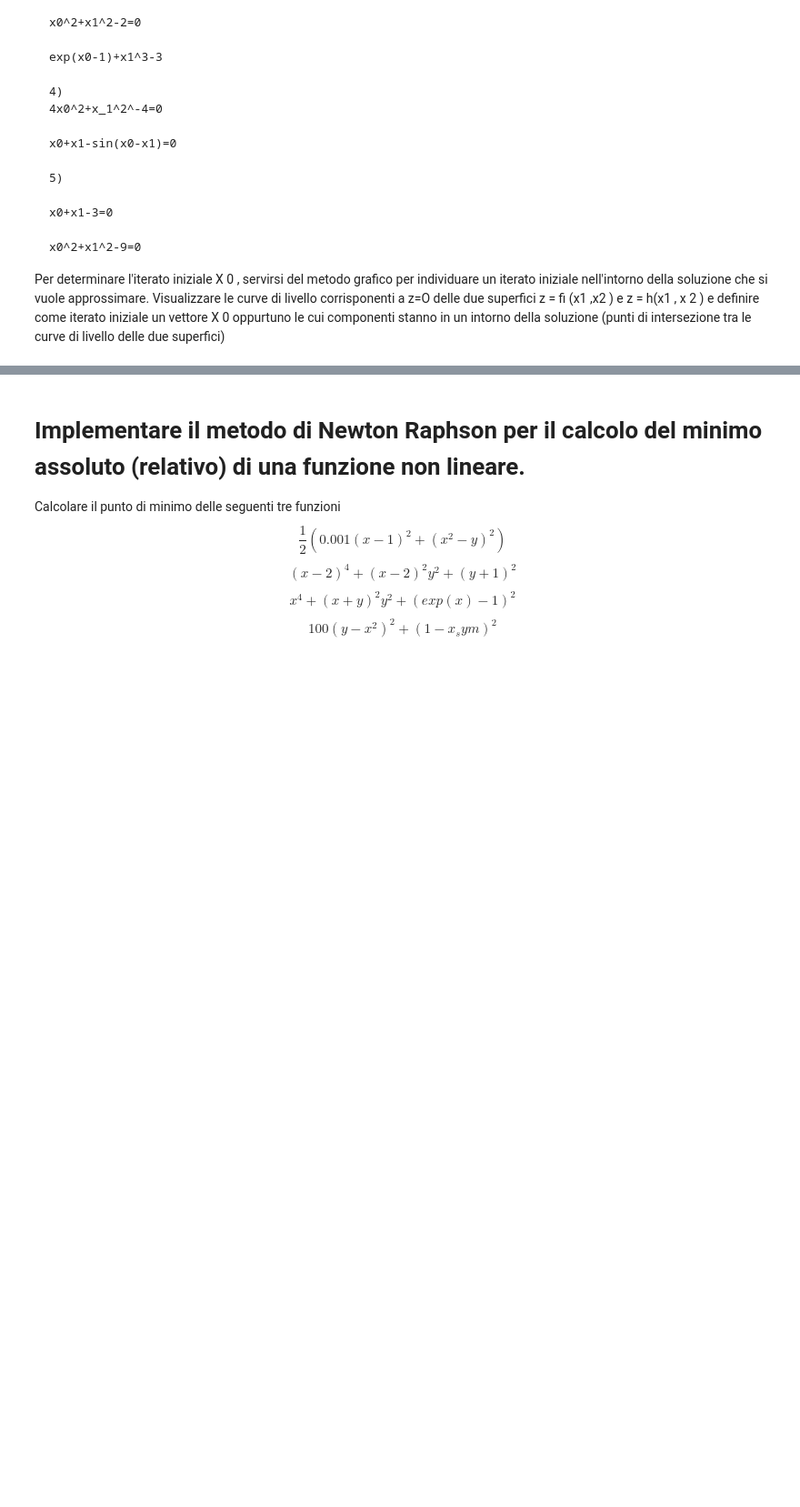
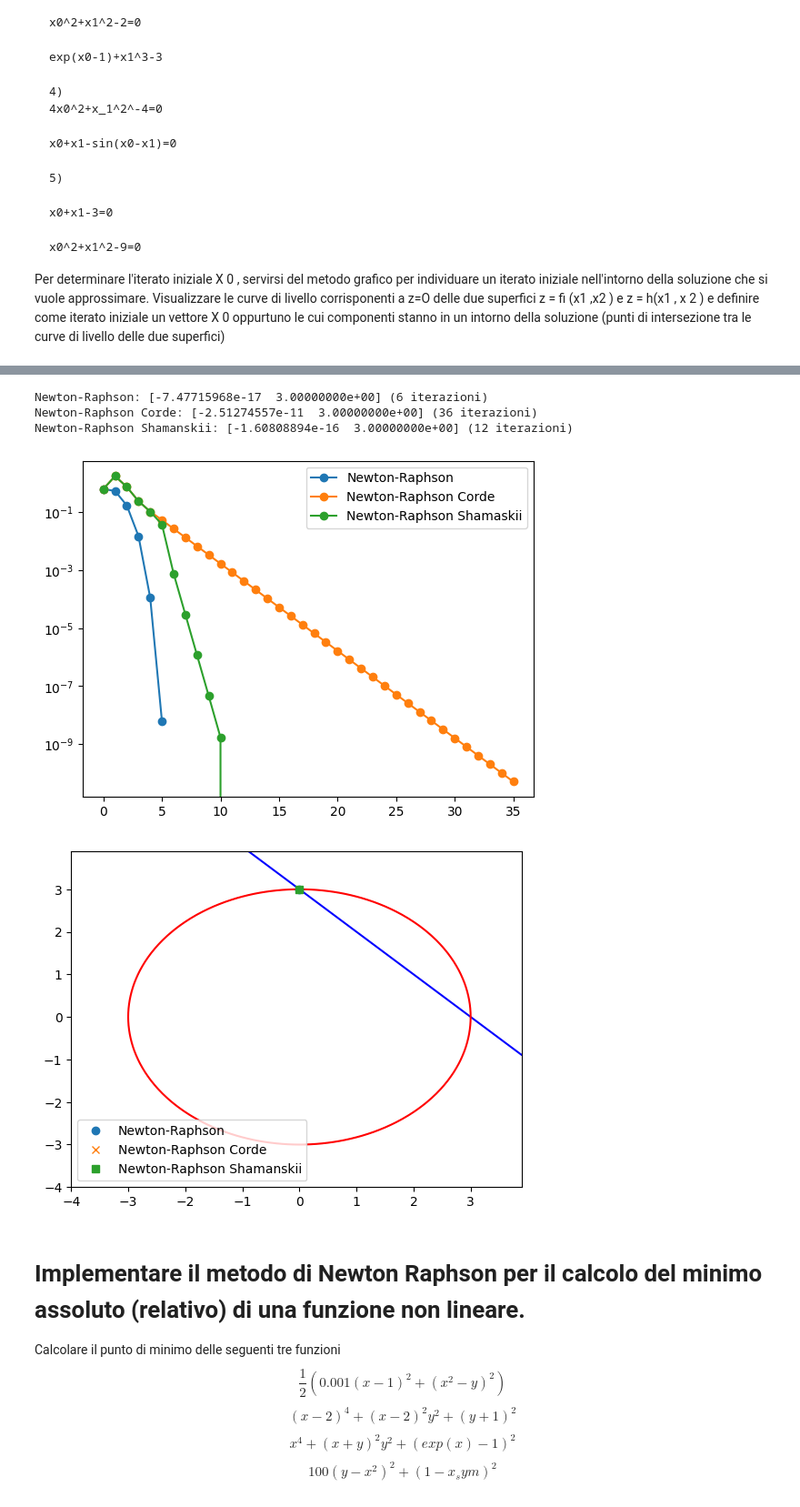
Before and after one commit to lspita/unibo-metodi-numerici-ia, a Jupyter notebook: lab07/Laboratorio7.ipynb, the cells around one changed output, grey strips where cells are left out. Shown: that part at 91% size. Cells and saved outputs as stored; diff of their text form; code cells hidden in the pictures; blank space fills up the shorter version.

```diff
--- a/lab07/Laboratorio7.ipynb
+++ b/lab07/Laboratorio7.ipynb
@@ -456,3 +583,36 @@ plt.show()
+# %%
+initial_guess = [-1, 1]
+max_it = 1000
+tolX = tolF = 1.e-10
+update = 5
+zero, it, errori = newton_raphson(initial_guess, F_numerical, J_numerical, tolX, tolF, max_it)
+print(f"Newton-Raphson: {zero} ({it} iterazioni)")
+zero_corde, it_corde, errori_corde = newton_raphson_corde(initial_guess, F_numerical, J_numerical, tolX, tolF, max_it)
+print(f"Newton-Raphson Corde: {zero_corde} ({it_corde} iterazioni)")
+zero_sham, it_sham, errori_sham = newton_raphson_sham(initial_guess, update, F_numerical, J_numerical, tolX, tolF, max_it)
+print(f"Newton-Raphson Shamanskii: {zero_sham} ({it_sham} iterazioni)")
+
+plt.semilogy(np.arange(it), errori, "-o")
+plt.semilogy(np.arange(it_corde), errori_corde, "-o")
+plt.semilogy(np.arange(it_sham), errori_sham, "-o")
+plt.legend(["Newton-Raphson", "Newton-Raphson Corde", "Newton-Raphson Shamaskii"])
+plt.show()
+
+plt.contour(X, Y,superfici[0,:,:], levels=[0], colors='blue')
+plt.contour(X, Y,superfici[1,:,:], levels=[0], colors='red')
+
+plt.plot(zero[0], zero[1], "o", label="Newton-Raphson")
+plt.plot(zero_corde[0], zero_corde[1], "x", label="Newton-Raphson Corde")
+plt.plot(zero_sham[0], zero_sham[1], "s", label="Newton-Raphson Shamanskii")
+
+plt.legend()
+plt.show()
+# %% [output]
+Newton-Raphson: [-7.47715968e-17  3.00000000e+00] (6 iterazioni)
+Newton-Raphson Corde: [-2.51274557e-11  3.00000000e+00] (36 iterazioni)
+Newton-Raphson Shamanskii: [-1.60808894e-16  3.00000000e+00] (12 iterazioni)
+[figure, added]
+[figure, added]
 # %% [markdown]
 # Implementare il metodo di Newton Raphson per il calcolo del minimo assoluto (relativo) di una funzione non lineare.
 
```
Also changed, not shown: parts of 3 cells of this notebook, 1 other file.
